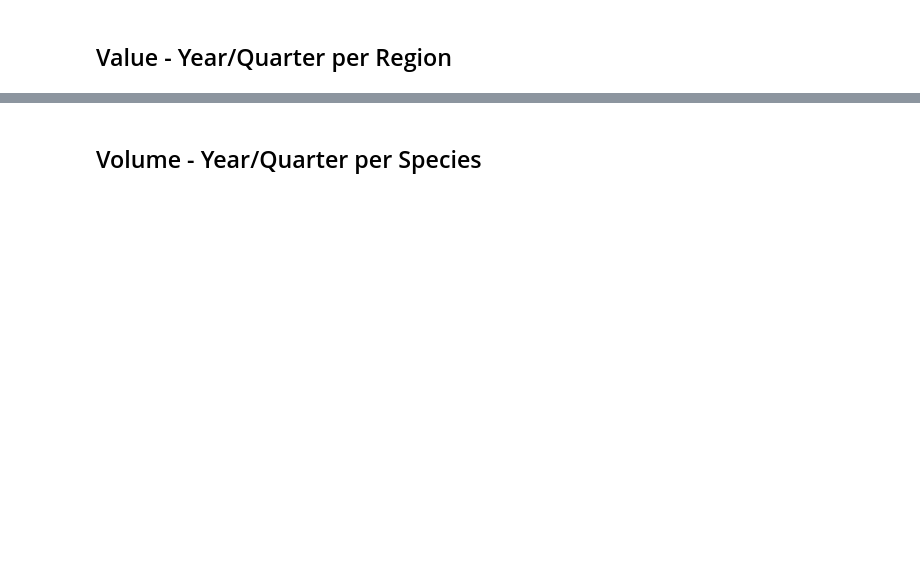
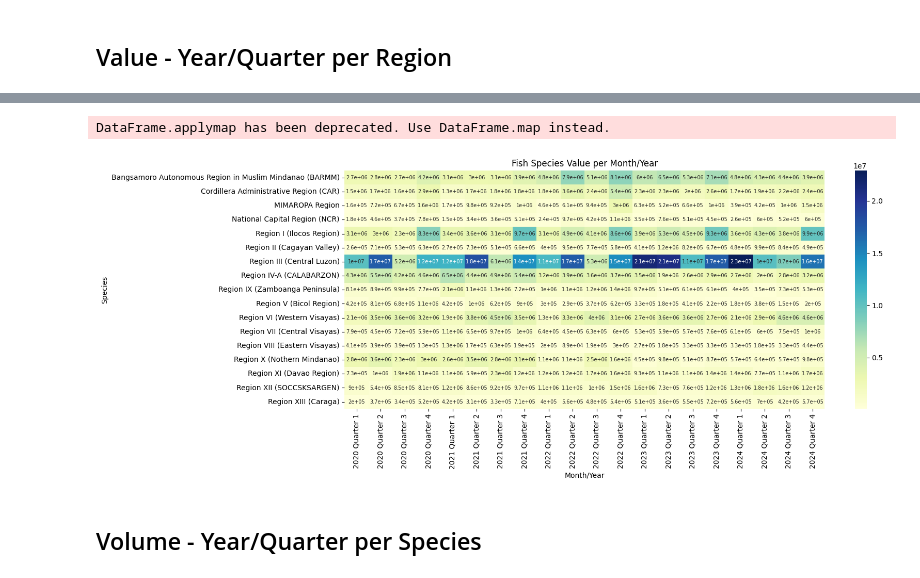
Before and after one commit to jcfrongoso/cs132-final-project, a Jupyter notebook: eda.ipynb, the cells around one changed output, grey strips where cells are left out. Drawn from its saved outputs; the diff is of its cells as text; code cells hidden in the pictures; blank space fills up the shorter version.

```diff
--- a/eda.ipynb
+++ b/eda.ipynb
@@ -232,3 +228,8 @@ interactive(children=(Dropdown(description='value', options=('National Capital R
+# %%
+plot("Geolocation", "Value")
+# %% [output]
+DataFrame.applymap has been deprecated. Use DataFrame.map instead.
+[figure, added]
 # %% [markdown]
 ## Volume - Year/Quarter per Species
 # %%
```
Also changed, not shown: parts of 7 cells of this notebook.
